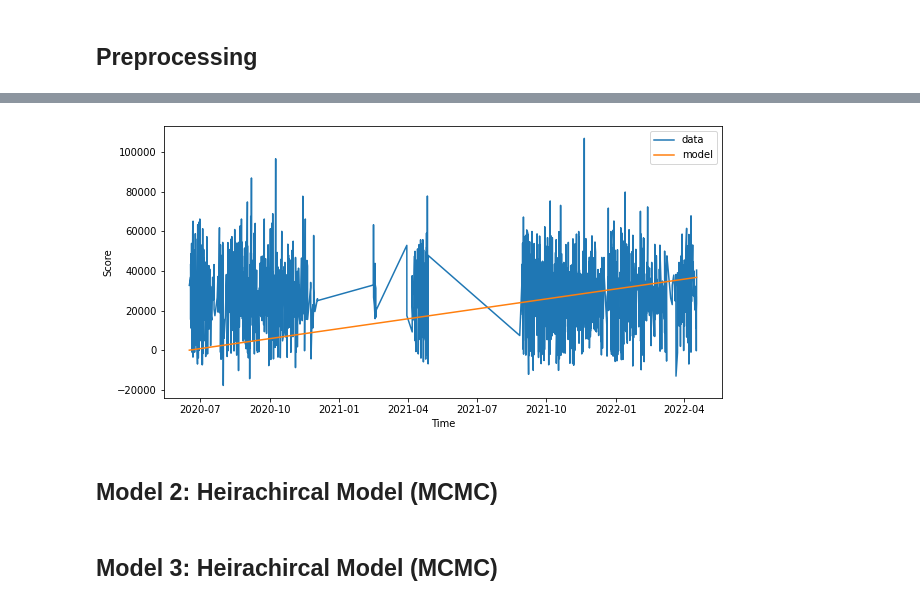
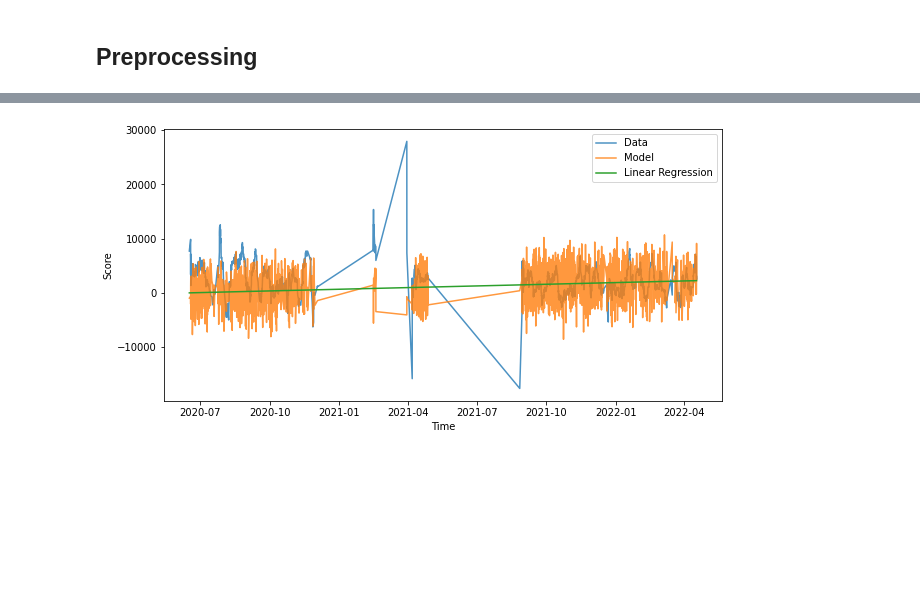
Before and after one commit to enjuichang/mahjong-soul-model, a Jupyter notebook: model.ipynb, the cells around one changed output, grey strips where cells are left out. Cells and saved outputs as stored; diff of their text form; code cells hidden in the pictures; blank space fills up the shorter version.

```diff
--- a/model.ipynb
+++ b/model.ipynb
@@ -40,0 +47,4 @@ df.head()
+# %%
+# Normalize score results with initial score
+df['score'] = df['score']-25000
+df.head()
@@ -59,6 +76,6 @@ plt.show()
 # %%
 # Convert time data to timedelta for processing in stan
-df['base_time'] = [df['time'].iloc[-1] for _ in range(len(df))]
+df['base_time'] = [df['time'].iloc[0] for _ in range(len(df))]
 df['time_delta_min'] = (df['time'] - df['base_time']) / pd.Timedelta(minutes=1)
 
 # Transform data type
@@ -73,4 +90,10 @@ df['time_delta_min'].head()
 Name: time_delta_min, dtype: int64
+# %%
+# Get win rate from rank (First place = win)
+df['first_place'] = df['rank'].apply(lambda x: x == 1)
+
+# Get average win rate
+df["7d_avg_win"] = df.rolling(window = '7D', on = 'time')['first_place'].mean()
 # %%
 # Plot data
 fig, ax1 = plt.subplots(figsize = (10,5))
@@ -92,8 +134,8 @@ plt.show()
 stan_code_1 = """
     data {
         int<lower=1> N;
-        vector[N] time;
-        vector[N] score;
+        real<lower=0> time[N];
+        real score[N];
     }
     parameters {
         real alpha;
@@ -101,10 +143,12 @@ stan_code_1 = """
         real<lower=0> sigma;
     }
     model {
-        alpha ~ normal(0,1000);
-        beta ~ cauchy(0,3);
-        sigma ~ normal(10000,100);
-        score ~ normal(beta * time, sigma);
+        alpha ~ normal(0,2);
+        beta ~ normal(0,1);
+        sigma ~ cauchy(0,2);
+        for (i in 1:N) {
+        score[i] ~ normal(alpha + beta * time[i], sigma);
+        }
     }
     """
 # %%
@@ -186,15 +197,13 @@ sigma       11347.327069  11395.889975  11445.092985
 # %%
-results_1_sampled = results_1['beta'].mean()*np.asarray(data['time'])+results_1['alpha'].mean()
+results_1_sampled = [np.random.normal(results_1['beta'].mean()*data['time'][i]+results_1['alpha'].mean(),results_1['sigma'].mean()) for i in range(len(data['time']))]
+results_1_linear = results_1['beta'].mean()*np.asarray(data['time'])+results_1['alpha'].mean()
 plt.figure(figsize=(10,5))
-plt.plot(df['time'], df['score'], label = "data")
-plt.plot(df['time'], results_1_sampled, label = "model")
+plt.plot(df['time'], df['7d_avg_score'], alpha = 0.8, label = "Data")
+plt.plot(df['time'], results_1_sampled, alpha = 0.8, label = "Model")
+plt.plot(df['time'], results_1_linear, label = "Linear Regression")
 plt.legend()
 plt.xlabel("Time")
 plt.ylabel("Score")
 plt.show()
 # %% [output]
-[figure, old version]
+[figure, new version]
-# %% [markdown]
-## Model 2: Heirachircal Model (MCMC)
-# %% [markdown]
-## Model 3: Heirachircal Model (MCMC)
```
Also changed, not shown: parts of 55 cells of this notebook, 12 other files.
